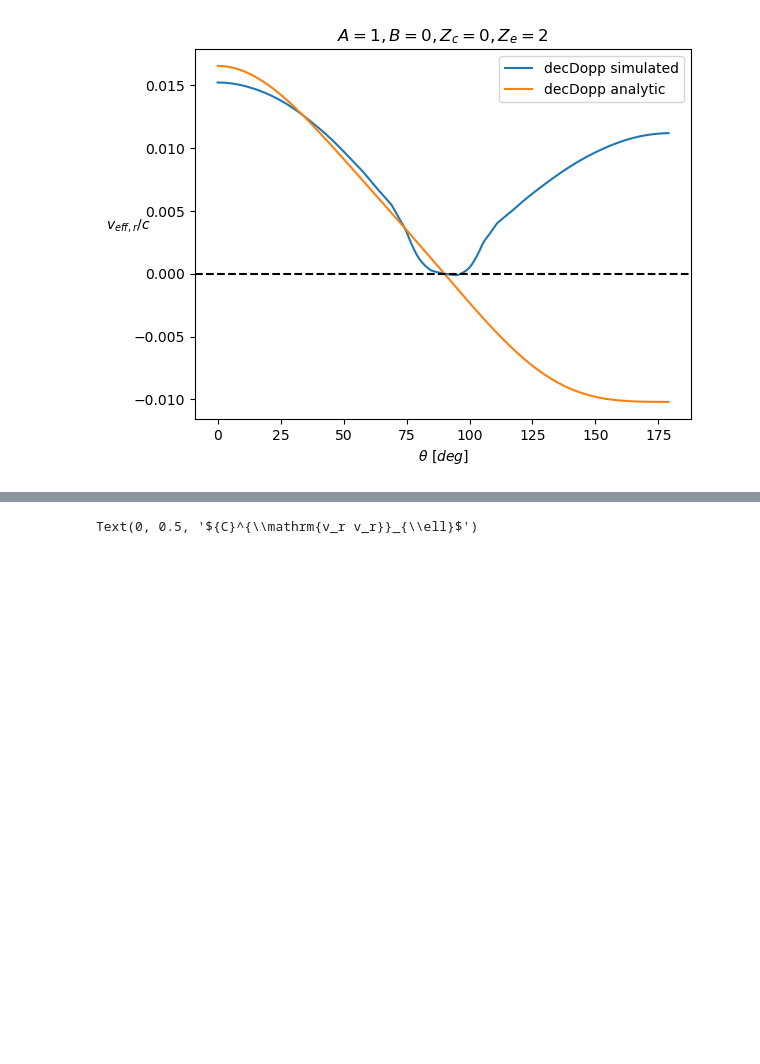
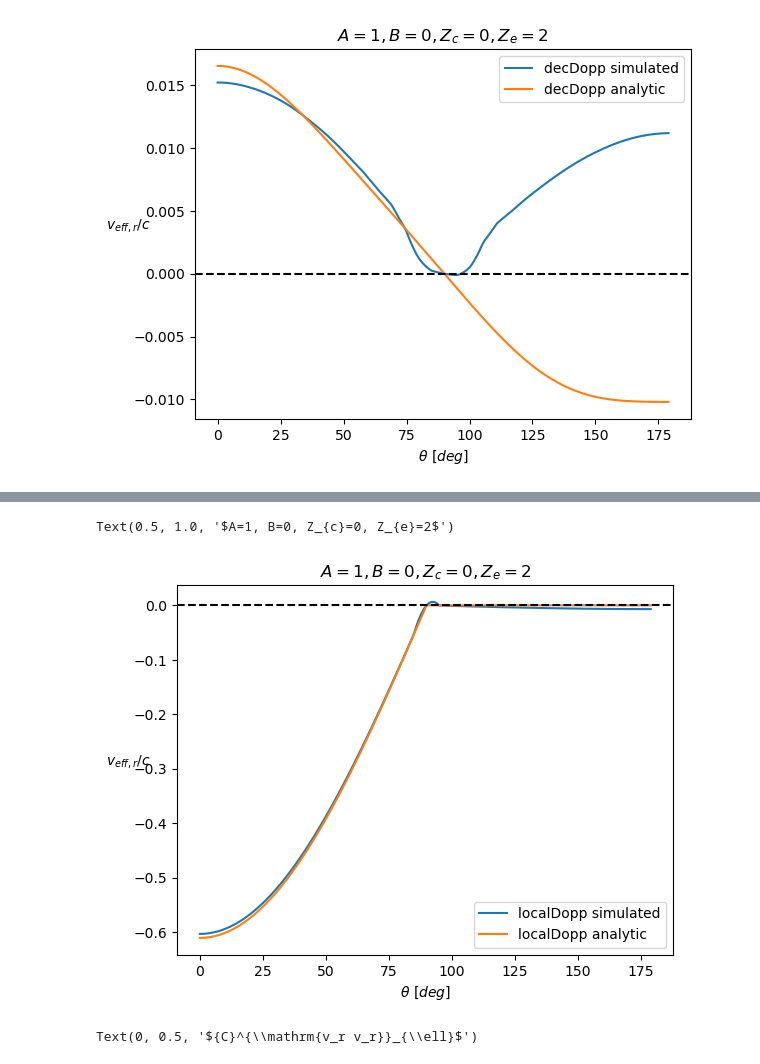
Before and after one commit to catketchup/ReCCO, a Jupyter notebook: code/Pylian_test.ipynb, the cells around one changed output, grey strips where cells are left out. Drawn from its saved outputs; the diff is of its cells as text; code cells hidden in the pictures; blank space fills up the shorter version.

```diff
--- a/code/Pylian_test.ipynb
+++ b/code/Pylian_test.ipynb
@@ -947,9 +947,9 @@ Text(0.5, 1.0, '$A=1, B=0, Z_{c}=0, Z_{e}=2$')
 import bubble_collision as bc
 importlib.reload(bc)
 
-BC = bc.BubbleCollision_Veff(Z_e, Omega_b, Omega_c, w, wa, Omega_K, h)
+BC = bc.BubbleCollision_Veff(A, B, z_c, Z_e, Omega_b, Omega_c, w, wa, Omega_K, h)
 plt.plot(theta_e_deg, V_eff_SW_radial_chi_test, label='SW simulated')
-plt.plot(theta_e_deg, BC.Approx_Veff_SW_radial(A, B, z_c, theta_e), label='SW analytic test')
+plt.plot(theta_e_deg, BC.Approx_Veff_SW_radial(theta_e), label='SW analytic test')
 plt.xlabel(r'$\theta\ [deg]$')
 plt.ylabel(r'$v_{eff, r}/c$', rotation=0)
 plt.legend()
@@ -978,3 +993,18 @@ Text(0.5, 1.0, '$A=1, B=0, Z_{c}=0, Z_{e}=2$')
+# %%
+theta_e_deg = np.arange(0,180,1)
+theta_e = theta_e_deg* pi / 180.0
+
+plt.plot(theta_e_deg, V_eff_localDopp_radial_chi_test, label='localDopp simulated')
+plt.plot(theta_e_deg, BC.Approx_Veff_localDopp_radial(theta_e), label='localDopp analytic')
+
+plt.xlabel(r'$\theta\ [deg]$')
+plt.ylabel(r'$v_{eff, r}/c$', rotation=0)
+plt.legend()
+plt.axhline(y=0, c='k', linestyle='--')
+plt.title(r'$A=%s, B=%s, Z_{c}=%s, Z_{e}=%s$'%(A, B, z_c, Z_e))
+# %% [output]
+Text(0.5, 1.0, '$A=1, B=0, Z_{c}=0, Z_{e}=2$')
+[figure, added]
 # %%
 Vlm_eff_radial_chi = hp.map2alm(V_eff_radial_chi)
 Vlm_eff_SW_radial_chi = hp.map2alm(V_eff_SW_radial_chi)
```
Also changed, not shown: parts of 2 cells of this notebook, 1 other file.
